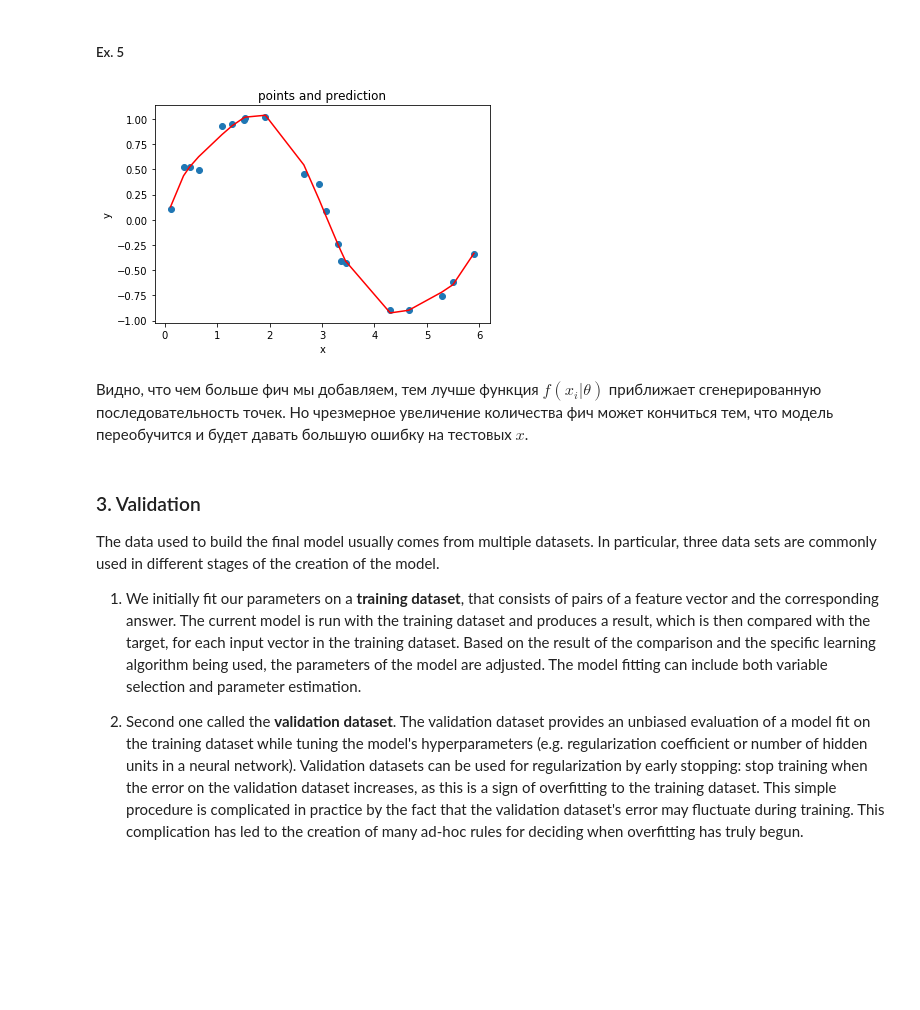
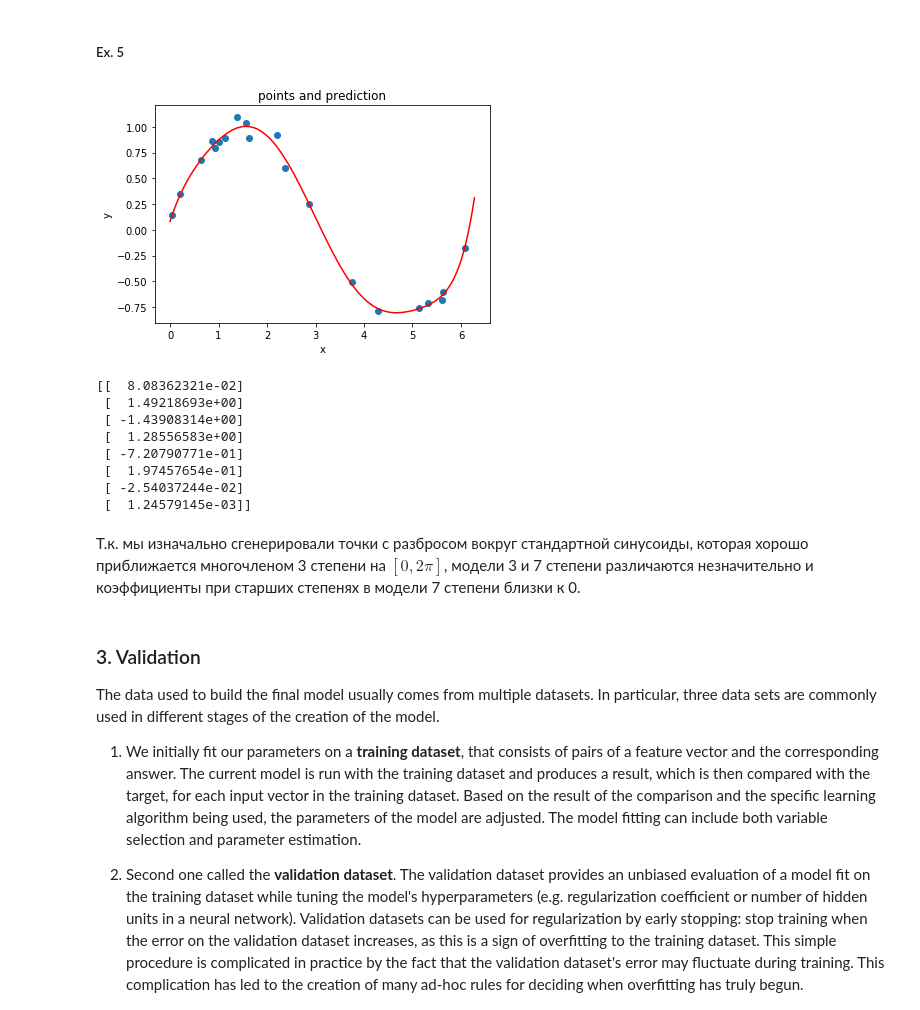
Before and after one commit to Dessous/renju, a Jupyter notebook: lab1/lab-1.ipynb, the cells around one changed output. Drawn from its saved outputs; the diff is of its cells as text; code cells hidden in the pictures; blank space fills up the shorter version.

```diff
--- a/lab1/lab-1.ipynb
+++ b/lab1/lab-1.ipynb
@@ -95,21 +126,24 @@ plt.show()
 # %% [markdown]
 ##### Ex. 5
-# %%
-X = np.ones(train_shape[0])
-for i in range(1, 8):
-    X = np.column_stack((x_train ** i, X))
-W = np.dot(np.linalg.inv(np.dot(X.transpose(), X)), np.dot(X.transpose(), y_train))
-
-plt.scatter(x_train, y_train)
-plt.plot(x_train, np.dot(X, W), color='r')
-plt.title("points and prediction")
-plt.xlabel("x")
-plt.ylabel("y")
-plt.show()
-# %% [output]
-[figure, removed]
-# %% [markdown]
-Видно, что чем больше фич мы добавляем, тем лучше функция $f(x_i | \theta)$ приближает сгенерированную последовательность точек. Но чрезмерное увеличение количества фич может кончиться тем, что модель переобучится и будет давать большую ошибку на тестовых $x$.
+# %%
+W = fit_polynomial_model(x_train, y_train, 7)
+
+draw_points_and_model(x_train, y_train, W)
+# %% [output]
+[figure, added]
+# %%
+print(W)
+# %% [output]
+[[  8.08362321e-02]
+ [  1.49218693e+00]
+ [ -1.43908314e+00]
+ [  1.28556583e+00]
+ [ -7.20790771e-01]
+ [  1.97457654e-01]
+ [ -2.54037244e-02]
+ [  1.24579145e-03]]
+# %% [markdown]
+Т.к. мы изначально сгенерировали точки с разбросом вокруг стандартной синусоиды, которая хорошо приближается многочленом 3 степени на $[0, 2\pi]$, модели 3 и 7 степени различаются незначительно и коэффициенты при старших степенях в модели 7 степени близки к 0.
 # %% [markdown]
 ### 3. Validation
 The data used to build the final model usually comes from multiple datasets. In particular, three data sets are commonly used in different stages of the creation of the model.
```
Also changed, not shown: parts of 48 cells of this notebook.
